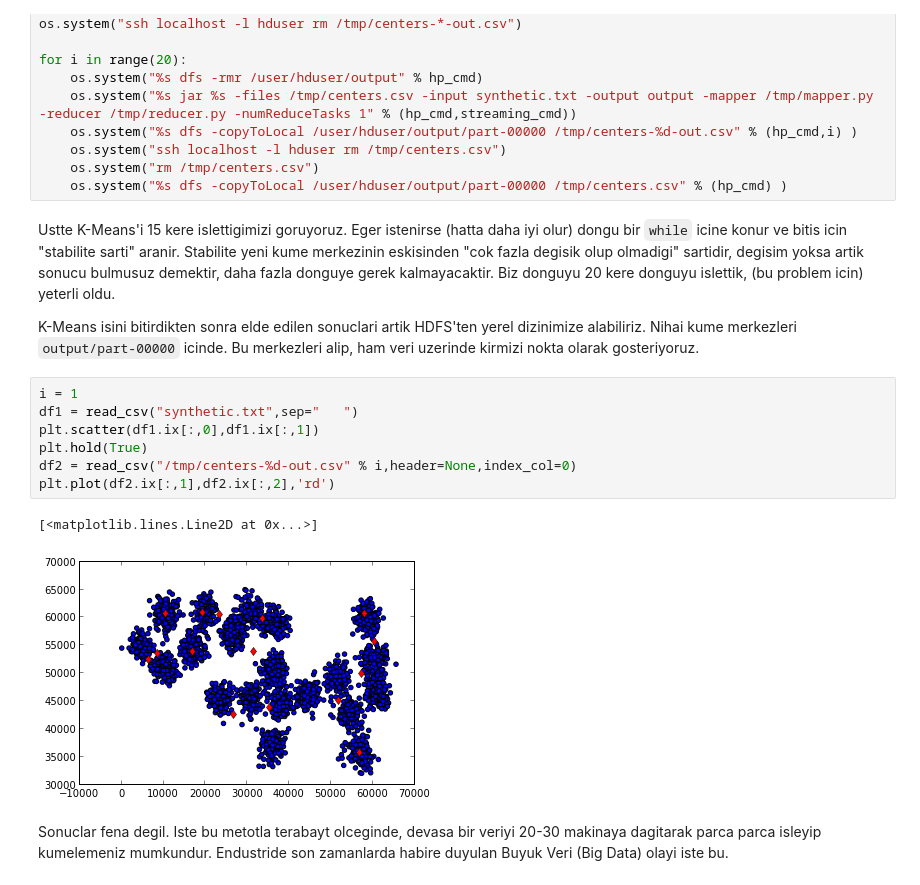
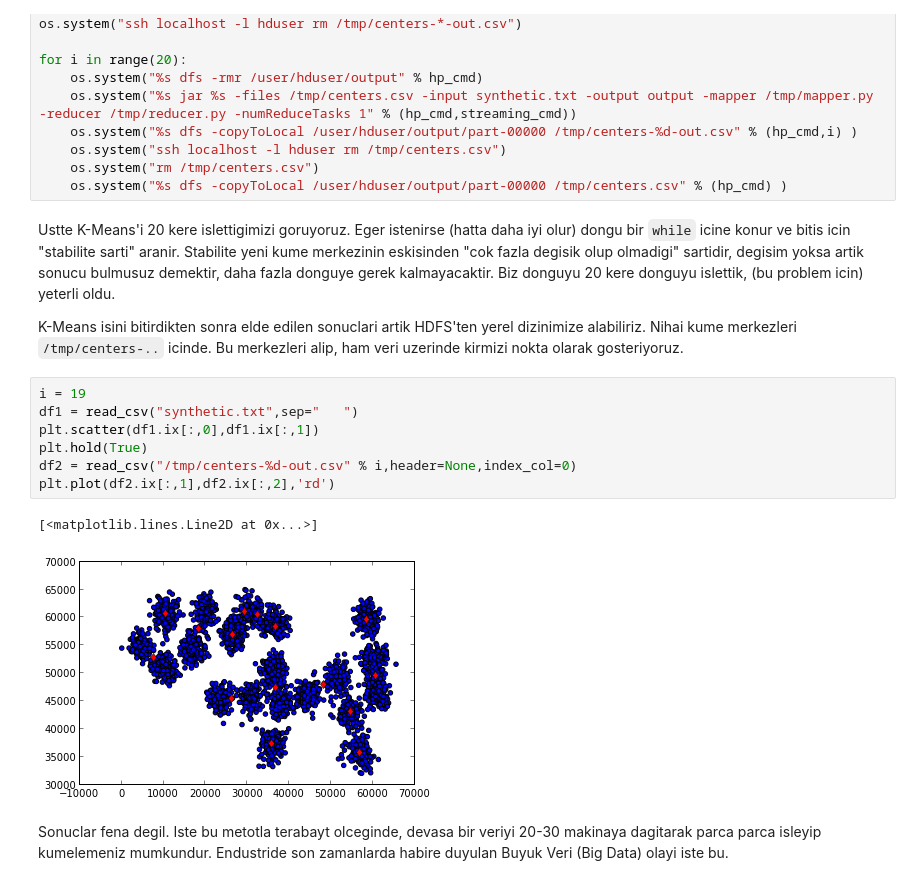
Before and after one commit to theparma/classnotes, a Jupyter notebook: stat/stat_hadoop_kmeans/kmeans.ipynb, the cells around one changed output. Drawn from its saved outputs; the diff is of its cells as text.

```diff
--- a/stat/stat_hadoop_kmeans/kmeans.ipynb
+++ b/stat/stat_hadoop_kmeans/kmeans.ipynb
@@ -232,7 +198,7 @@ for i in range(20):
     os.system("rm /tmp/centers.csv")
     os.system("%s dfs -copyToLocal /user/hduser/output/part-00000 /tmp/centers.csv" % (hp_cmd) )
 # %% [markdown]
-Ustte K-Means'i 15 kere islettigimizi goruyoruz. Eger istenirse (hatta
+Ustte K-Means'i 20 kere islettigimizi goruyoruz. Eger istenirse (hatta
 daha iyi olur) dongu bir <code>while</code> icine konur ve bitis icin
 "stabilite sarti" aranir. Stabilite yeni kume merkezinin eskisinden
 "cok fazla degisik olup olmadigi" sartidir, degisim yoksa artik sonucu
@@ -241,18 +207,18 @@ bulmusuz demektir, daha fazla donguye gerek kalmayacaktir. Biz donguyu
 
 K-Means isini bitirdikten sonra elde edilen sonuclari artik HDFS'ten
 yerel dizinimize alabiliriz. Nihai kume merkezleri
-<code>output/part-00000</code> icinde. Bu merkezleri alip, ham veri
+<code>/tmp/centers-..</code> icinde. Bu merkezleri alip, ham veri
 uzerinde kirmizi nokta olarak gosteriyoruz.
 # %%
-i = 1
+i = 19
 df1 = read_csv("synthetic.txt",sep="   ")
 plt.scatter(df1.ix[:,0],df1.ix[:,1])
 plt.hold(True)
 df2 = read_csv("/tmp/centers-%d-out.csv" % i,header=None,index_col=0)
 plt.plot(df2.ix[:,1],df2.ix[:,2],'rd')
 # %% [output]
 [<matplotlib.lines.Line2D at 0x...>]
-[figure, old version]
+[figure, new version]
 # %% [markdown]
 Sonuclar fena degil. Iste bu metotla terabayt olceginde, devasa bir
 veriyi 20-30 makinaya dagitarak parca parca isleyip kumelemeniz
```
Also changed, not shown: parts of 7 cells of this notebook, 3 other files.
